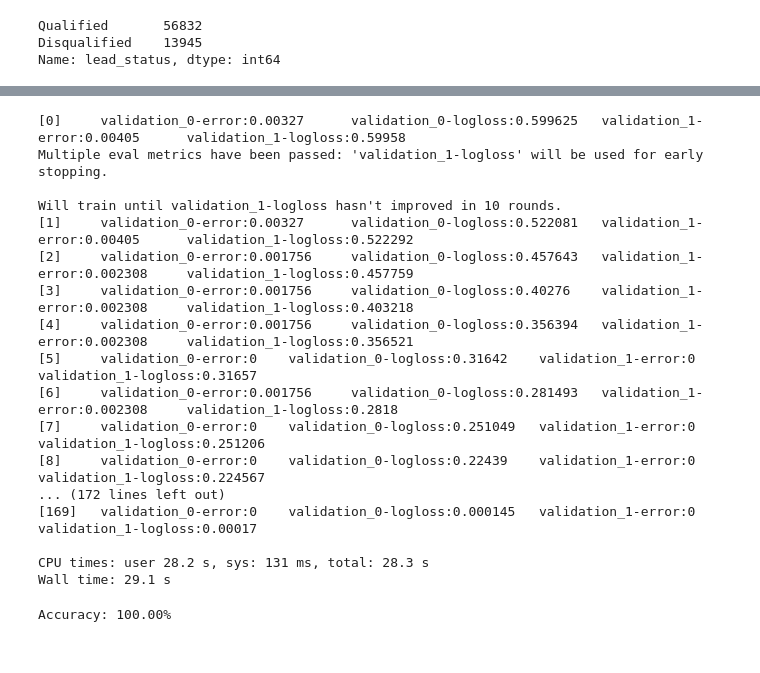
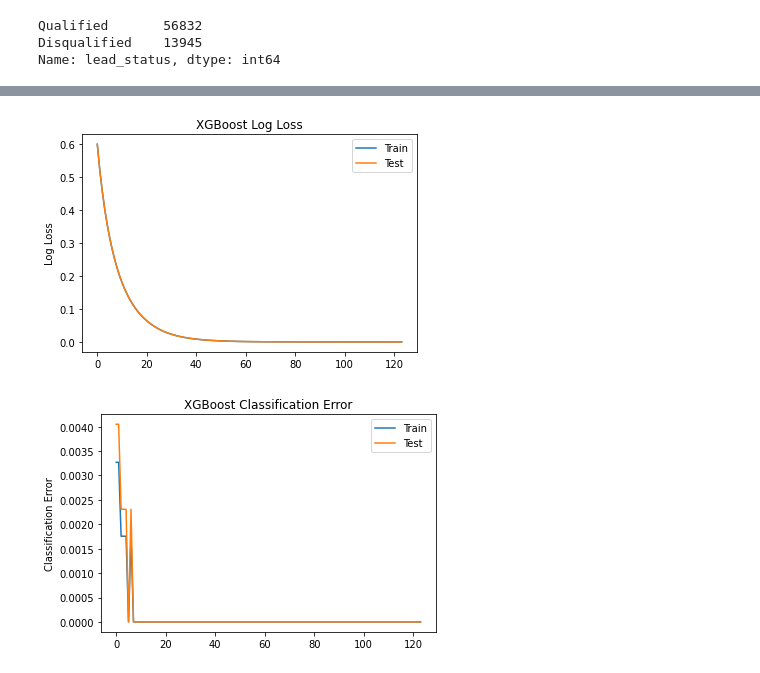
Before and after one commit to vaishnav711/sopt, a Jupyter notebook: RBS.ipynb, the cells around one changed output, grey strips where cells are left out. Cells and saved outputs as stored; diff of their text form; code cells hidden in the pictures.

```diff
--- a/RBS.ipynb
+++ b/RBS.ipynb
@@ -48,7 +159,7 @@ for cn in col_names:
   col_list.append(cntuple)
   print(cntuple)
 # %%
-col_list = [('lead', 71138, 71138, True), ('do_not_modify_row_checksum', 71138, 71138, False), ('do_not_modify_modified_on', 0, 0, False), ('owner', 71138, 89, True),
+col_list = [('lead', 71138, 71138, True), ('do_not_modify_row_checksum', 71138, 71138, False), ('do_not_modify_modified_on', 0, 0, False), ('owner', 71138, 89, False),
  ('lead_source', 70302, 9, True), ('portfolio_id', 38369, 1744, False), ('created_on', 71138, 66250, False), ('lead_closed_date', 70777, 807, False),
  ('modified_on', 71138, 52484, False), ('rbs_bin', 51020, 44817, False), ('rbs_cin', 6642, 6492, False), ('merchant', 71113, 66278, False), ('trading_name', 1653, 1624, False),
  ('legal_entity_type', 64954, 10, True), ('current_provider', 24271, 26, True), ('mcc_code', 0, 0, False), ('lead_status', 71138, 3, True), ('status_reason', 71136, 30, True),
@@ -64,5 +175,6 @@ for cl in col_list:
     cn_selected.append(cl[0])
 print(col_selected)
 
+# Selecting the required columns
 so_DF = so_DF[cn_selected]
 # %% [output]
@@ -119,7 +250,7 @@ for cn in col_names:
 le = LabelEncoder()
 so_DF['lead_status_N'] = le.fit_transform(so_DF['lead_status'].values)
 
-X_var = ['owner', 'lead_source', 'legal_entity_type', 'current_provider', 'status_reason', 'currently_taking_payments', 'ad_content', 'campaign', 'keyword', 'landing_page', 'medium', 'source', 'banked_customer']
+X_var = ['lead_source', 'legal_entity_type', 'current_provider', 'status_reason', 'currently_taking_payments', 'ad_content', 'campaign', 'keyword', 'landing_page', 'medium', 'source', 'banked_customer']
 y_var = ['lead_status_N']
 X = so_DF[X_var]
 y = so_DF[y_var]
@@ -127,13 +258,3 @@ y = so_DF[y_var]
 # Binary Encoding X variables
 ce_be = ce.BinaryEncoder(cols = X_var)
 X = ce_be.fit_transform(X, y['lead_status_N'])
-
-train_X, test_X, train_y, test_y = train_test_split(X, y, test_size=0.3, stratify=y, random_state=123)
-
-print(train_X.shape, test_X.shape)
-print()
-print(f'Number of rows in Train dataset: {train_X.shape[0]}')
-print(train_y['lead_status_N'].value_counts())
-print()
-print(f'Number of rows in Test dataset: {test_X.shape[0]}')
-print(test_y['lead_status_N'].value_counts())
@@ -151,0 +264,3 @@ Name: lead_status_N, dtype: int64
+# %%
+# Stratified sampling of X, y
+train_X, test_X, train_y, test_y = stratified_sampling(X, y, test_size=0.3)
@@ -152,28 +279,4 @@ Name: lead_status_N, dtype: int64
 # %%
 %%time
-
-model = xgb.XGBClassifier(max_depth=4,
-                        subsample=0.9,
-                        objective='binary:logistic',
-                        n_estimators=200,
-                        learning_rate = 0.1)
-eval_set = [(train_X, train_y), (test_X, test_y)]
-model.fit(train_X, train_y.values.ravel(), early_stopping_rounds=10, eval_metric=["error", "logloss"], eval_set=eval_set, verbose=True)
+params = {'max_depth': int(4), 'subsample': 0.9, 'objective': 'binary:logistic', 'n_estimators': 200, 'learning_rate': 0.1}
+model = XGB_Classifier_model(train_X, train_y, params)
-# %% [output]
-[0]     validation_0-error:0.00327      validation_0-logloss:0.599625   validation_1-error:0.00405      validation_1-logloss:0.59958
-Multiple eval metrics have been passed: 'validation_1-logloss' will be used for early stopping.
-
-Will train until validation_1-logloss hasn't improved in 10 rounds.
-[1]     validation_0-error:0.00327      validation_0-logloss:0.522081   validation_1-error:0.00405      validation_1-logloss:0.522292
-[2]     validation_0-error:0.001756     validation_0-logloss:0.457643   validation_1-error:0.002308     validation_1-logloss:0.457759
-[3]     validation_0-error:0.001756     validation_0-logloss:0.40276    validation_1-error:0.002308     validation_1-logloss:0.403218
-[4]     validation_0-error:0.001756     validation_0-logloss:0.356394   validation_1-error:0.002308     validation_1-logloss:0.356521
-[5]     validation_0-error:0    validation_0-logloss:0.31642    validation_1-error:0    validation_1-logloss:0.31657
-[6]     validation_0-error:0.001756     validation_0-logloss:0.281493   validation_1-error:0.002308     validation_1-logloss:0.2818
-[7]     validation_0-error:0    validation_0-logloss:0.251049   validation_1-error:0    validation_1-logloss:0.251206
-[8]     validation_0-error:0    validation_0-logloss:0.22439    validation_1-error:0    validation_1-logloss:0.224567
-... (172 lines left out)
-[169]   validation_0-error:0    validation_0-logloss:0.000145   validation_1-error:0    validation_1-logloss:0.00017
-
-CPU times: user 28.2 s, sys: 131 ms, total: 28.3 s
-Wall time: 29.1 s
@@ -184,6 +283,5 @@ predictions = [round(value) for value in y_pred]
-# %%
-# evaluate predictions
-accuracy = accuracy_score(test_y, predictions)
-print("Accuracy: %.2f%%" % (accuracy * 100.0))
-# %% [output]
-Accuracy: 100.00%
+# %%
+model_performance_metrics(model)
+# %% [output]
+[figure, added]
+[figure, added]
```
Also changed, not shown: parts of 35 cells of this notebook.
